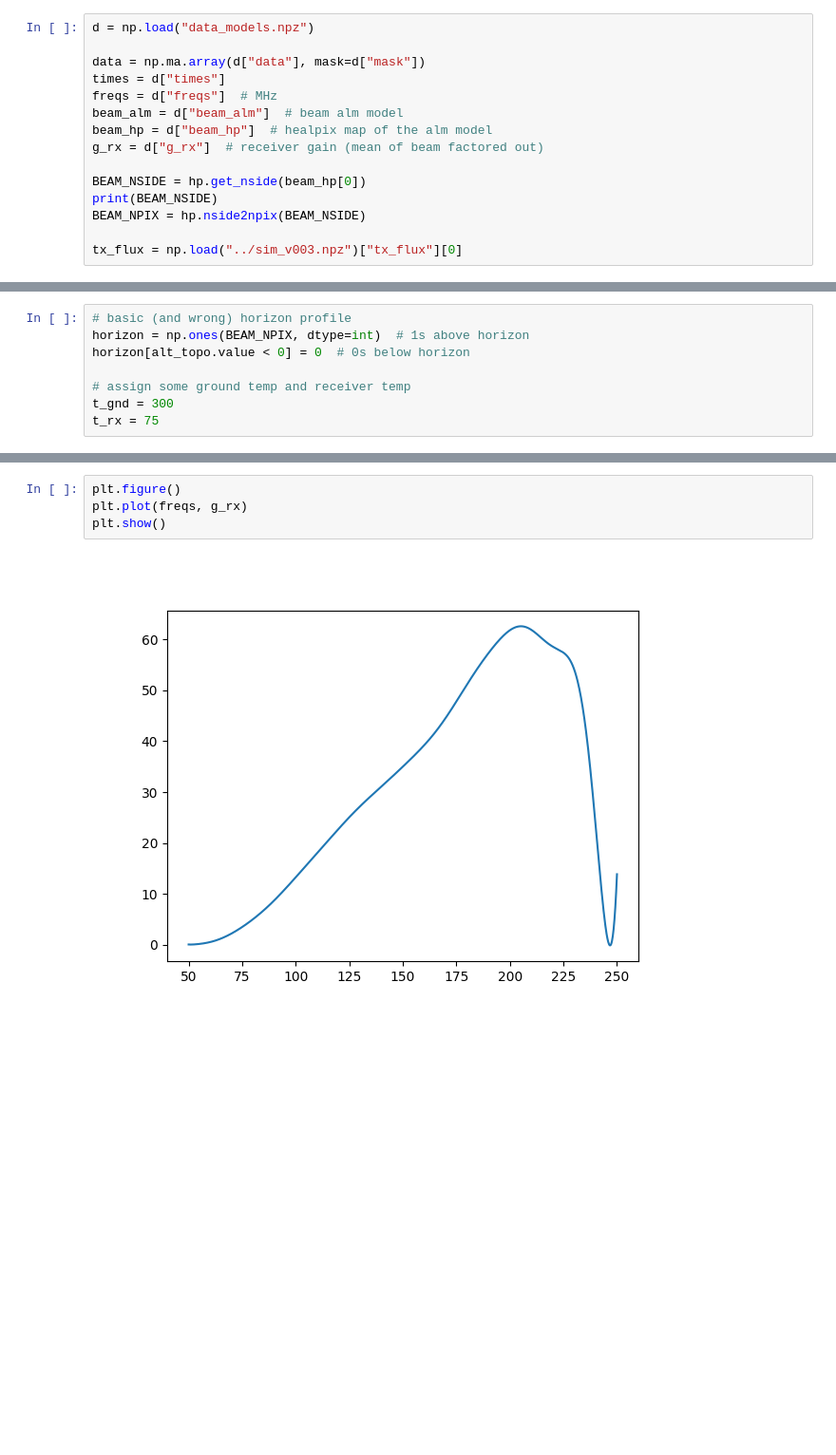
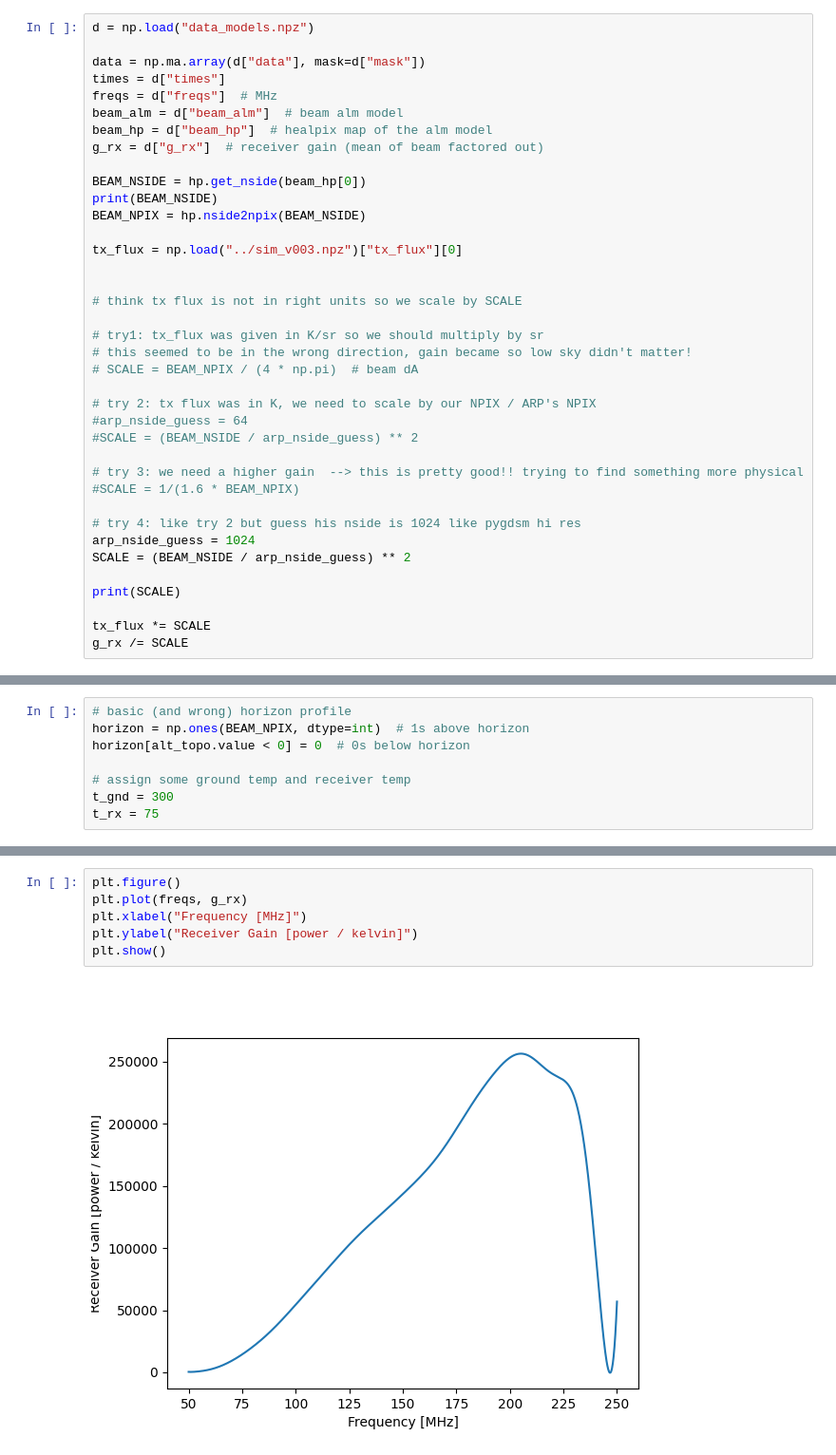
Before and after one commit to christianhbye/eigsep_mock_analysis, a Jupyter notebook: data_challenges/sim3/beam_validation.ipynb, the cells around one changed output, grey strips where cells are left out. Shown at 95% size. Cells and saved outputs as stored; diff of their text form; blank space fills up the shorter version.

```diff
--- a/data_challenges/sim3/beam_validation.ipynb
+++ b/data_challenges/sim3/beam_validation.ipynb
@@ -28,5 +28,28 @@ print(BEAM_NSIDE)
 BEAM_NPIX = hp.nside2npix(BEAM_NSIDE)
 
 tx_flux = np.load("../sim_v003.npz")["tx_flux"][0]
+
+
+# think tx flux is not in right units so we scale by SCALE
+
+# try1: tx_flux was given in K/sr so we should multiply by sr
+# this seemed to be in the wrong direction, gain became so low sky didn't matter!
+# SCALE = BEAM_NPIX / (4 * np.pi)  # beam dA
+
+# try 2: tx flux was in K, we need to scale by our NPIX / ARP's NPIX
+#arp_nside_guess = 64
+#SCALE = (BEAM_NSIDE / arp_nside_guess) ** 2
+
+# try 3: we need a higher gain  --> this is pretty good!! trying to find something more physical
+#SCALE = 1/(1.6 * BEAM_NPIX)
+
+# try 4: like try 2 but guess his nside is 1024 like pygdsm hi res
+arp_nside_guess = 1024
+SCALE = (BEAM_NSIDE / arp_nside_guess) ** 2
+
+print(SCALE)
+
+tx_flux *= SCALE
+g_rx /= SCALE
 # %% [output]
 16
@@ -107,9 +127,11 @@ plt.show()
 # %%
 plt.figure()
 plt.plot(freqs, g_rx)
+plt.xlabel("Frequency [MHz]")
+plt.ylabel("Receiver Gain [power / kelvin]")
 plt.show()
 # %% [output]
-[figure, old version]
+[figure, new version]
 # %%
 def sim(sky, beam, horizon, g_rx, t_gnd, t_rx, tx_flux=None):
     """
```
Also changed, not shown: parts of 20 cells of this notebook, 1 other file.
